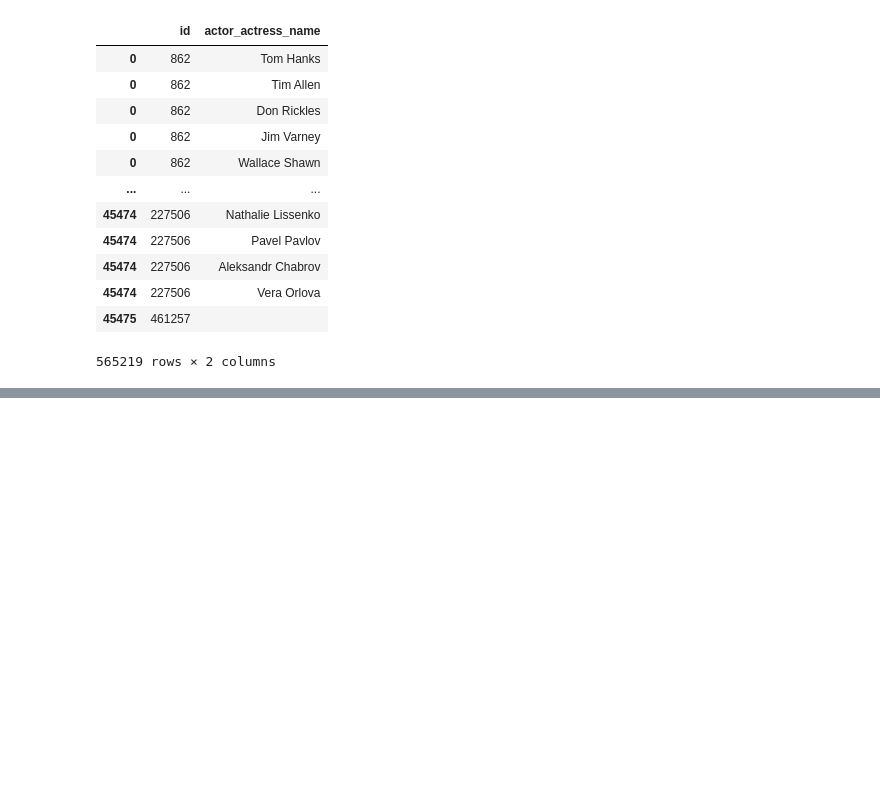
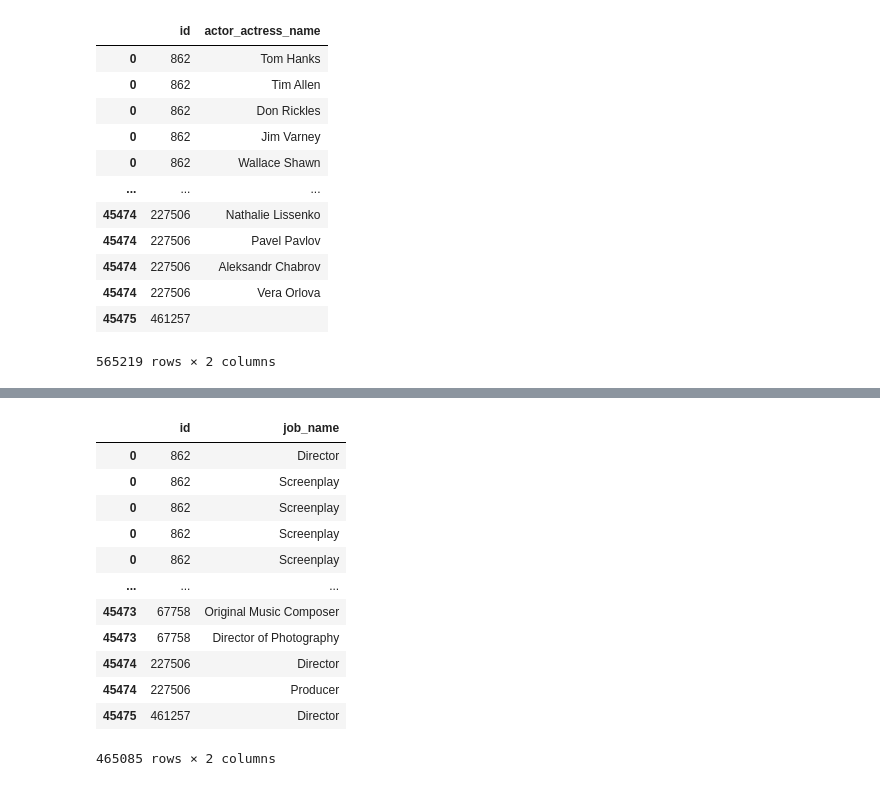
Before and after one commit to fembrioni/henry-pi01-ml-ops, a Jupyter notebook: code/EDA-credits.ipynb, the cells around one changed output, grey strips where cells are left out. Cells and saved outputs as stored; diff of their text form; code cells hidden in the pictures; blank space fills up the shorter version.

```diff
--- a/code/EDA-credits.ipynb
+++ b/code/EDA-credits.ipynb
@@ -123,0 +110,16 @@ m_crew_name_df.drop(columns=['crew_names'], inplace=True)
+# %%
+m_crew_job_df
+# %% [output]
+|  | id | job_name |
+| 0 | 862 | Director |
+| 0 | 862 | Screenplay |
+| 0 | 862 | Screenplay |
+| 0 | 862 | Screenplay |
+| 0 | 862 | Screenplay |
+| ... | ... | ... |
+| 45473 | 67758 | Original Music Composer |
+| 45473 | 67758 | Director of Photography |
+| 45474 | 227506 | Director |
+| 45474 | 227506 | Producer |
+| 45475 | 461257 | Director |
+465085 rows × 2 columns
```
Also changed, not shown: parts of 2 cells of this notebook.
